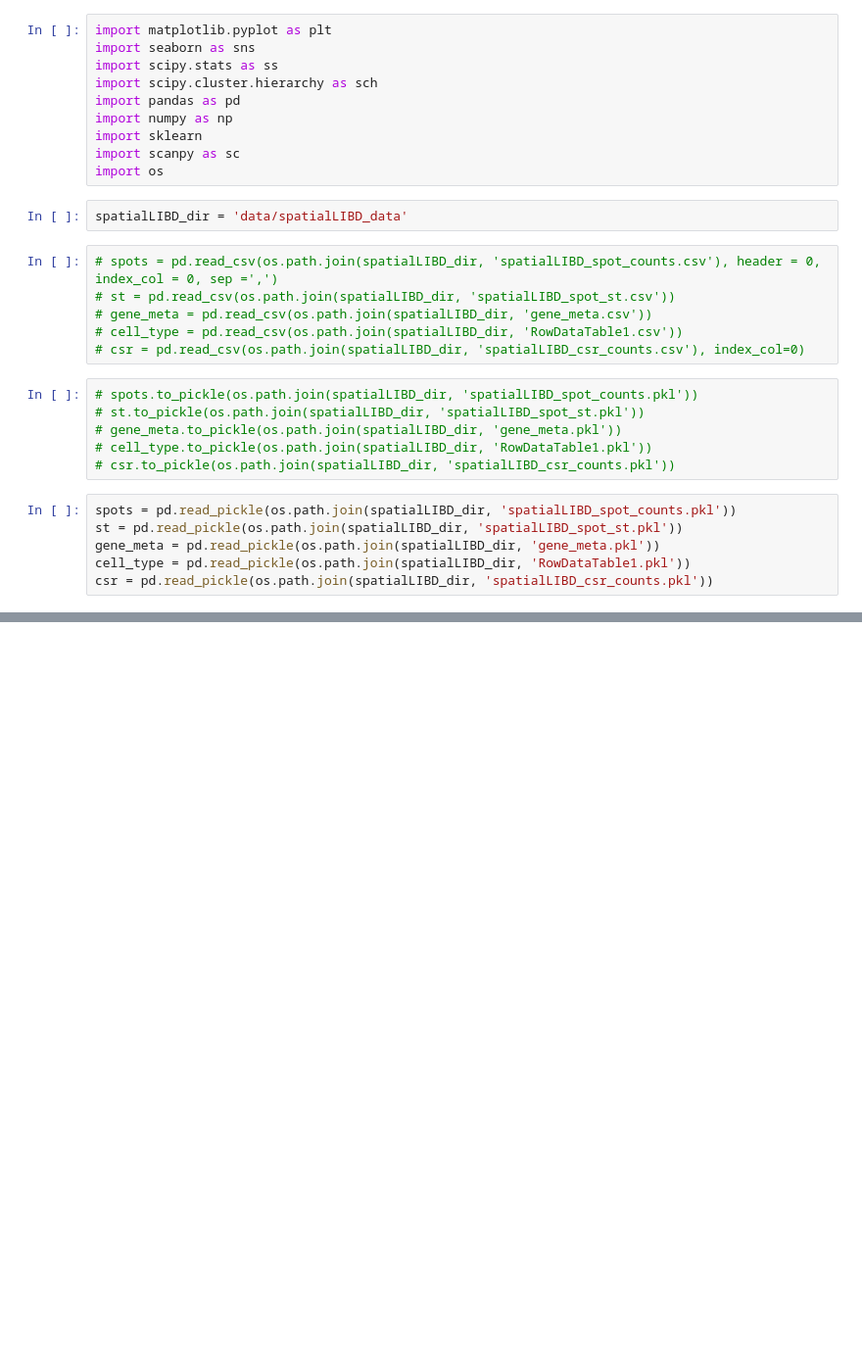
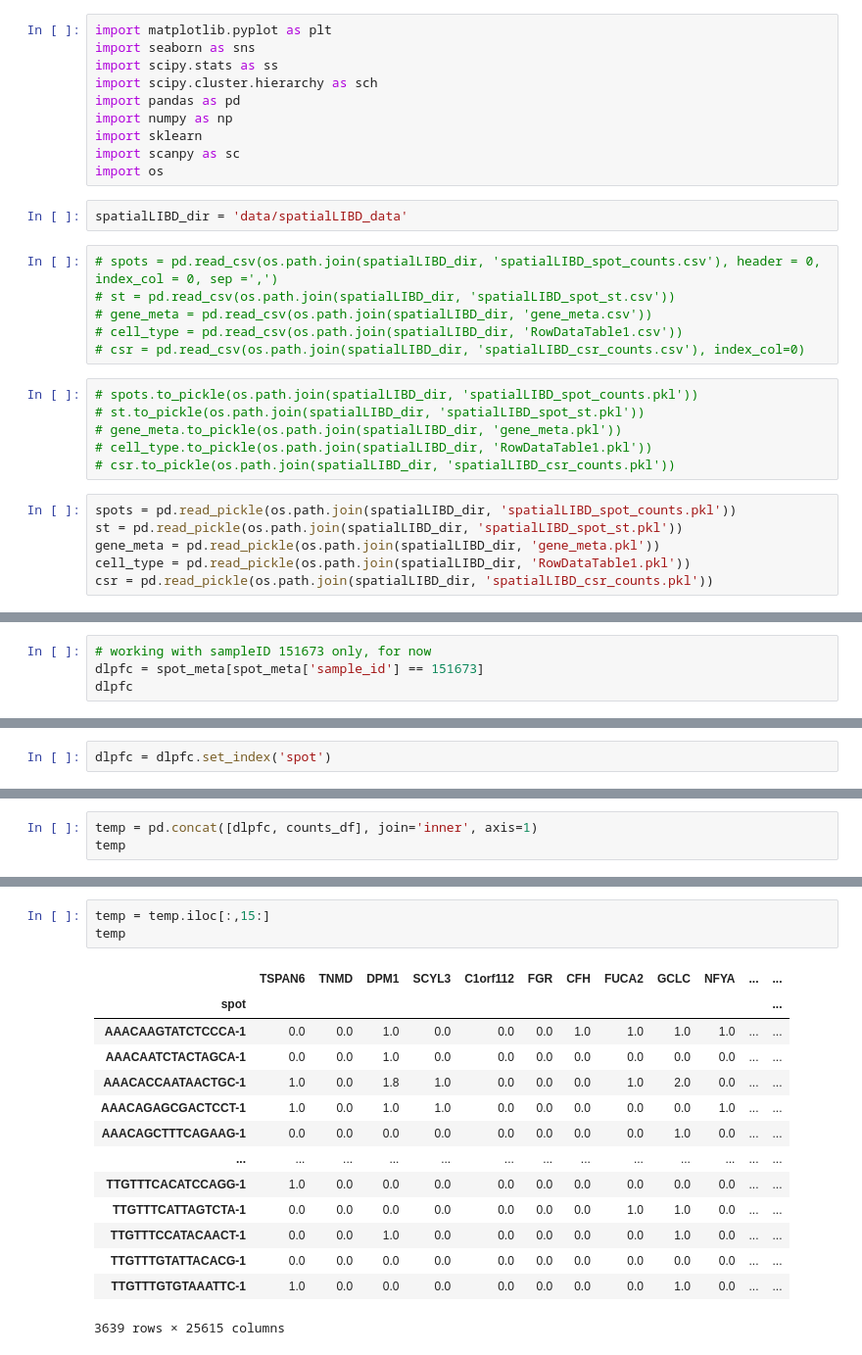
Before and after one commit to williamrobotma/AGrEDA, a Jupyter notebook: eda-libd.ipynb, the cells around one changed output, grey strips where cells are left out. Shown at 98% size. Cells and saved outputs as stored; diff of their text form; blank space fills up the shorter version.

```diff
--- a/eda-libd.ipynb
+++ b/eda-libd.ipynb
@@ -30,0 +237,4 @@ csr = pd.read_pickle(os.path.join(spatialLIBD_dir, 'spatialLIBD_csr_counts.pkl')
+# %%
+# working with sampleID 151673 only, for now
+dlpfc = spot_meta[spot_meta['sample_id'] == 151673]
+dlpfc
@@ -30,0 +255,2 @@ csr = pd.read_pickle(os.path.join(spatialLIBD_dir, 'spatialLIBD_csr_counts.pkl')
+# %%
+dlpfc = dlpfc.set_index('spot')
@@ -30,0 +274,3 @@ csr = pd.read_pickle(os.path.join(spatialLIBD_dir, 'spatialLIBD_csr_counts.pkl')
+# %%
+temp = pd.concat([dlpfc, counts_df], join='inner', axis=1)
+temp
@@ -30,0 +292,18 @@ csr = pd.read_pickle(os.path.join(spatialLIBD_dir, 'spatialLIBD_csr_counts.pkl')
+# %%
+temp = temp.iloc[:,15:]
+temp
+# %% [output]
+|  | TSPAN6 | TNMD | DPM1 | SCYL3 | C1orf112 | FGR | CFH | FUCA2 | GCLC | NFYA | ... | ... |
+| spot |  |  |  |  |  |  |  |  |  |  |  | ... |
+| AAACAAGTATCTCCCA-1 | 0.0 | 0.0 | 1.0 | 0.0 | 0.0 | 0.0 | 1.0 | 1.0 | 1.0 | 1.0 | ... | ... |
+| AAACAATCTACTAGCA-1 | 0.0 | 0.0 | 1.0 | 0.0 | 0.0 | 0.0 | 0.0 | 0.0 | 0.0 | 0.0 | ... | ... |
+| AAACACCAATAACTGC-1 | 1.0 | 0.0 | 1.8 | 1.0 | 0.0 | 0.0 | 0.0 | 1.0 | 2.0 | 0.0 | ... | ... |
+| AAACAGAGCGACTCCT-1 | 1.0 | 0.0 | 1.0 | 1.0 | 0.0 | 0.0 | 0.0 | 0.0 | 0.0 | 1.0 | ... | ... |
+| AAACAGCTTTCAGAAG-1 | 0.0 | 0.0 | 0.0 | 0.0 | 0.0 | 0.0 | 0.0 | 0.0 | 1.0 | 0.0 | ... | ... |
+| ... | ... | ... | ... | ... | ... | ... | ... | ... | ... | ... | ... | ... |
+| TTGTTTCACATCCAGG-1 | 1.0 | 0.0 | 0.0 | 0.0 | 0.0 | 0.0 | 0.0 | 0.0 | 0.0 | 0.0 | ... | ... |
+| TTGTTTCATTAGTCTA-1 | 0.0 | 0.0 | 0.0 | 0.0 | 0.0 | 0.0 | 0.0 | 1.0 | 1.0 | 0.0 | ... | ... |
+| TTGTTTCCATACAACT-1 | 0.0 | 0.0 | 1.0 | 0.0 | 0.0 | 0.0 | 0.0 | 0.0 | 1.0 | 0.0 | ... | ... |
+| TTGTTTGTATTACACG-1 | 0.0 | 0.0 | 0.0 | 0.0 | 0.0 | 0.0 | 0.0 | 0.0 | 0.0 | 0.0 | ... | ... |
+| TTGTTTGTGTAAATTC-1 | 1.0 | 0.0 | 0.0 | 0.0 | 0.0 | 0.0 | 0.0 | 0.0 | 1.0 | 0.0 | ... | ... |
+3639 rows × 25615 columns
```
Also changed, not shown: parts of 26 cells of this notebook, 2 other files.
